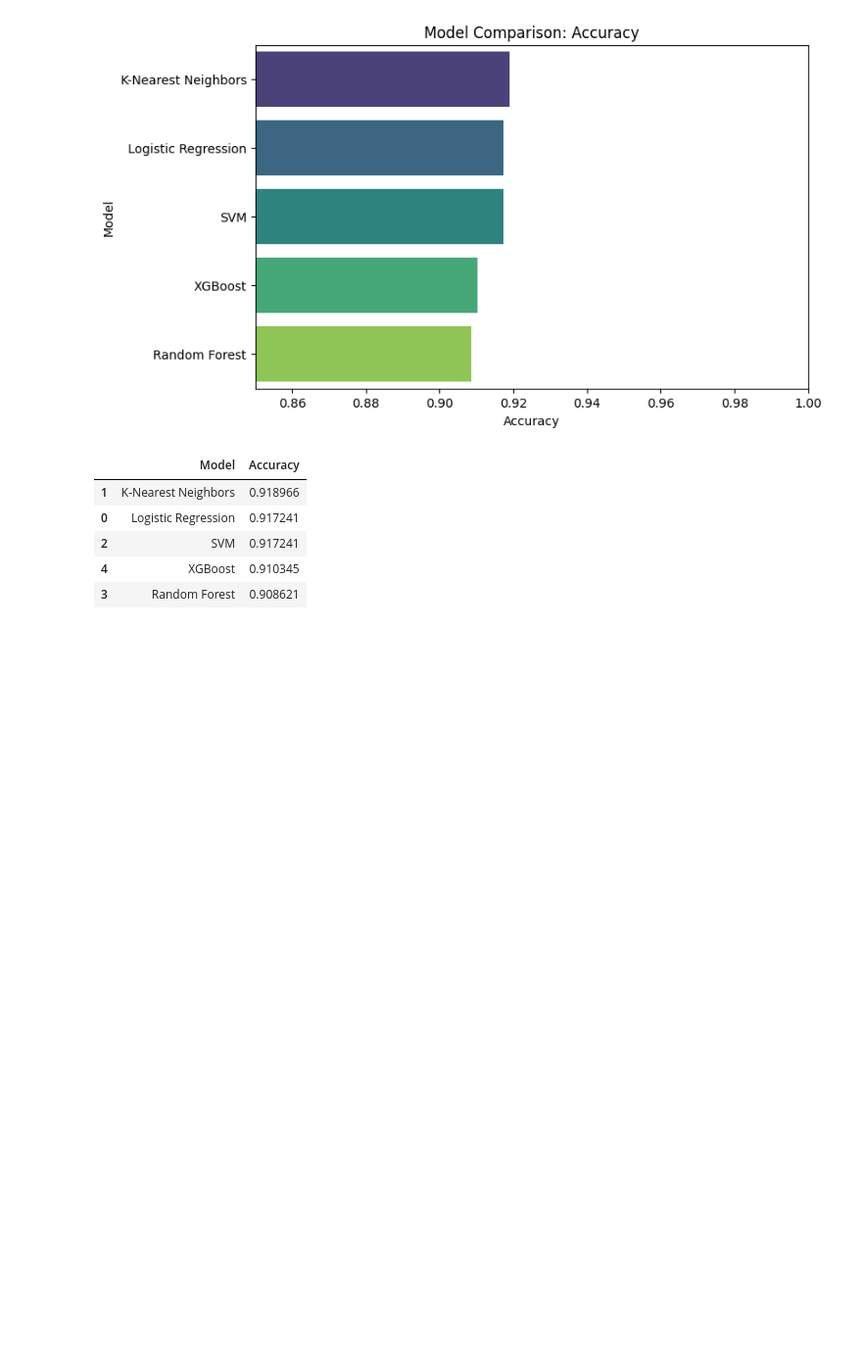
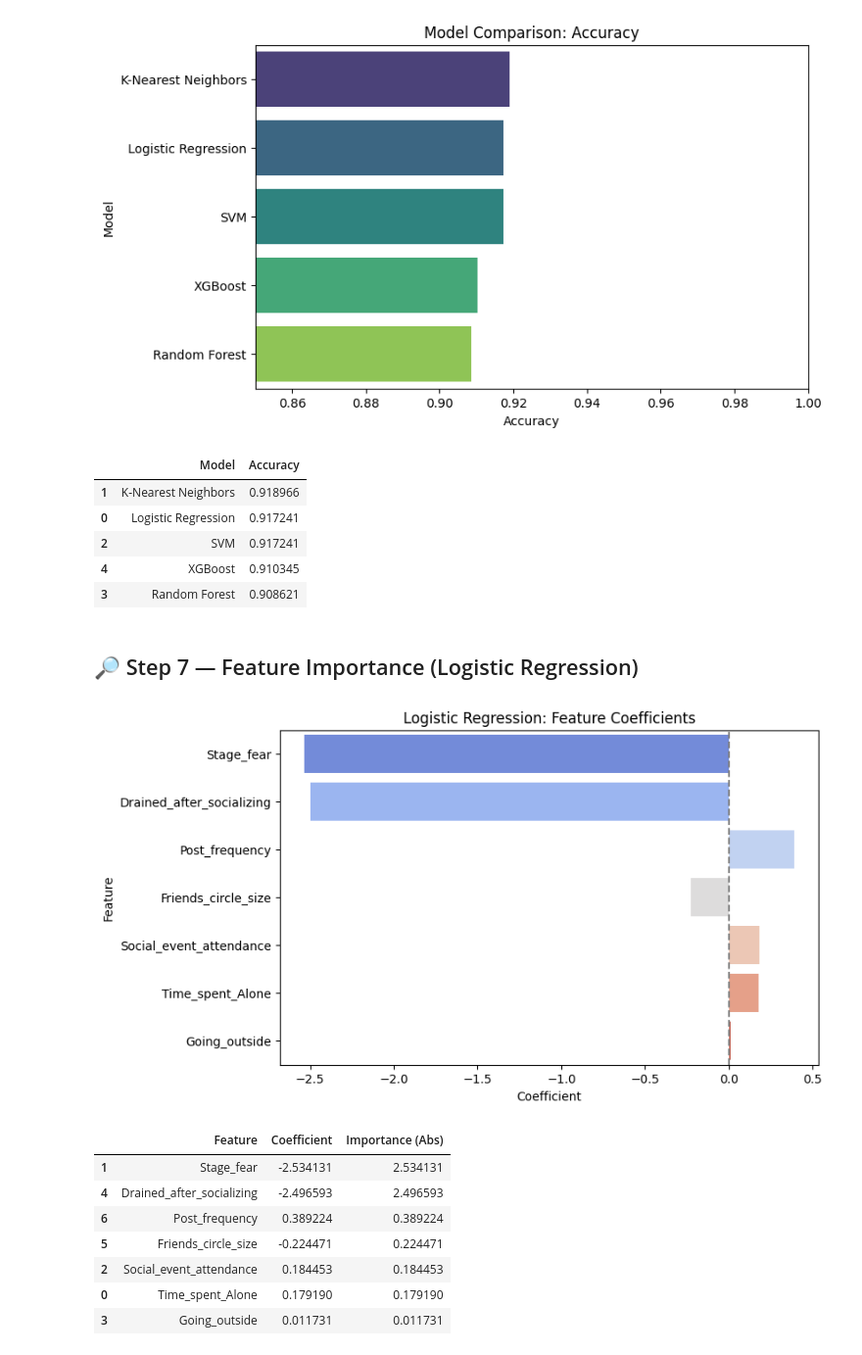
Before and after one commit to zalesol265/behavior-based-personality-prediction, a Jupyter notebook: notebooks/01-exploratory-analysis.ipynb, the cells around one changed output. Shown at 98% size. Drawn from its saved outputs; the diff is of its cells as text; code cells hidden in the pictures; blank space fills up the shorter version.

Commit message:
Feature importance for logistic regression

```diff
--- a/notebooks/01-exploratory-analysis.ipynb
+++ b/notebooks/01-exploratory-analysis.ipynb
@@ -280,3 +280,42 @@ results_df
 | 2 | SVM | 0.917241 |
 | 4 | XGBoost | 0.910345 |
 | 3 | Random Forest | 0.908621 |
+# %% [markdown]
+## 🔎 Step 7 — Feature Importance (Logistic Regression)
+# %%
+# Refit logistic regression (just to be safe)
+log_model = LogisticRegression()
+log_model.fit(X_train, y_train)
+
+# Get feature names and coefficients
+feature_names = X_train.columns
+coefficients = log_model.coef_[0]
+
+# Create a DataFrame
+importance_df = pd.DataFrame({
+    'Feature': feature_names,
+    'Coefficient': coefficients,
+    'Importance (Abs)': abs(coefficients)
+})
+
+# Sort by importance
+importance_df = importance_df.sort_values(by='Importance (Abs)', ascending=False)
+
+# Plot
+plt.figure(figsize=(8, 5))
+sns.barplot(data=importance_df, x='Coefficient', y='Feature', palette='coolwarm', hue='Feature', legend=False)
+plt.axvline(0, color='gray', linestyle='--')
+plt.title('Logistic Regression: Feature Coefficients')
+plt.show()
+
+importance_df
+# %% [output]
+[figure, added]
+|  | Feature | Coefficient | Importance (Abs) |
+| 1 | Stage_fear | -2.534131 | 2.534131 |
+| 4 | Drained_after_socializing | -2.496593 | 2.496593 |
+| 6 | Post_frequency | 0.389224 | 0.389224 |
+| 5 | Friends_circle_size | -0.224471 | 0.224471 |
+| 2 | Social_event_attendance | 0.184453 | 0.184453 |
+| 0 | Time_spent_Alone | 0.179190 | 0.179190 |
+| 3 | Going_outside | 0.011731 | 0.011731 |
```
Also changed, not shown: parts of 1 cell of this notebook.
